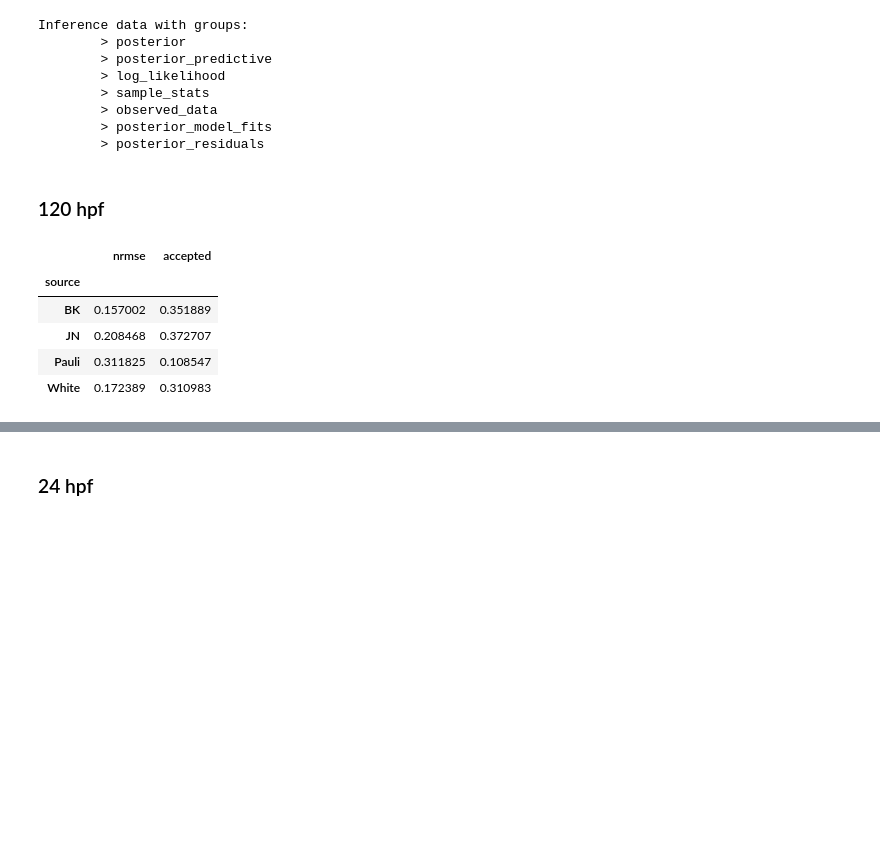
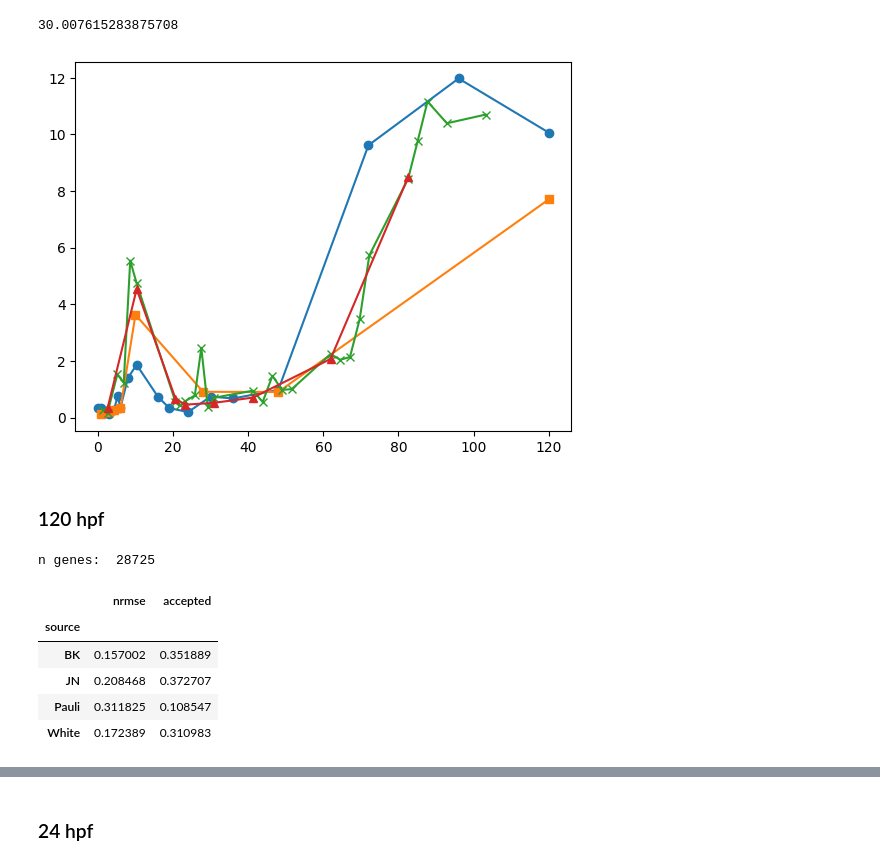
Before and after one commit to mariegrho/Expression_baseline_models, a Jupyter notebook: clustering/compare_results.ipynb, the cells around one changed output, grey strips where cells are left out. Cells and saved outputs as stored; diff of their text form; code cells hidden in the pictures; blank space fills up the shorter version.

```diff
--- a/clustering/compare_results.ipynb
+++ b/clustering/compare_results.ipynb
@@ -9,13 +8 @@ from matplotlib import colormaps as cm
 from fit_trajectories import gof_trajectories
-# %%
-res = az.from_netcdf("C:/Users/mgrho/Expression_baseline_models/results/numpyro_posterior_test")
-res
-# %% [output]
-Inference data with groups:
-        > posterior
-        > posterior_predictive
-        > log_likelihood
-        > sample_stats
-        > observed_data
-        > posterior_model_fits
-        > posterior_residuals
@@ -55,3 +9,37 @@ def nrmse(x_0: xr.DataArray, x: xr.DataArray, mode= "range"):
+# %%
+import numpy as np
+from dtaidistance import dtw
+
+def interpolate_to_grid(time, values, grid):
+    return np.interp(grid, time, values)
+# %%
+ds = xr.load_dataset("../data/genes_tpms_white_pauli_JN_BK_mean.nc")
+gene = ds.ensembl_gene_id[20]
+ds1 = ds.sel(source="White").tpm.sel(ensembl_gene_id=gene).dropna(dim="time", how="all", )
+ds2 = ds.sel(source="Pauli").tpm.sel(ensembl_gene_id=gene).dropna(dim="time", how="all", )
+ds3 = ds.sel(source="BK").tpm.sel(ensembl_gene_id=gene).dropna(dim="time", how="all", )
+ds4 = ds.sel(source="JN").tpm.sel(ensembl_gene_id=gene).dropna(dim="time", how="all", )
+
+ds0= ds2
+# common grid spanning the overlapping time range
+t_start = max(ds1.time.values[0], ds0.time.values[0])
+t_end = min(ds1.time.values[-1], ds0.time.values[-1])
+grid = np.linspace(t_start, t_end, num=200)
+
+v1_interp = interpolate_to_grid(ds1.time.values, ds1.values, grid)
+v2_interp = interpolate_to_grid(ds0.time.values, ds0.values, grid)
+
+distance = dtw.distance(v1_interp, v2_interp)
+print(distance)
+
+plt.plot(ds1.time, ds1, "o-")
+plt.plot(ds2.time, ds2, "s-")
+plt.plot(ds3.time, ds3, "x-")
+plt.plot(ds4.time, ds4, "^-")
+plt.show()
+# %% [output]
+30.007615283875708
+[figure, added]
 # %% [markdown]
 ### 120 hpf
 # %%
@@ -62,10 +50,12 @@ ds_clean = ds.dropna(dim="time", how="all", subset=["tpm"])
 mask = (ds_clean.tpm.max(dim="time", skipna=True) >= 1).any(dim="source")
 ds_filtered = ds.sel(ensembl_gene_id=mask)
 
-traj120 = xr.load_dataarray("results/gene_trajectories_120.nc")
+traj120 = xr.load_dataarray("results/all_gene_trajectories_120.nc")
 gof120 = pd.read_csv("results/gof_trajectories_120.csv")
+print("n genes: ",(gof120.ensembl_gene_id.nunique()))
 gof120.groupby("source").sum("accepted") / gof120.groupby("source").count().drop(columns="ensembl_gene_id")
 # %% [output]
+n genes:  28725
 |  | nrmse | accepted |
 | source |  |  |
 | BK | 0.157002 | 0.351889 |
```
Also changed, not shown: parts of 7 cells of this notebook, 3 other files.
